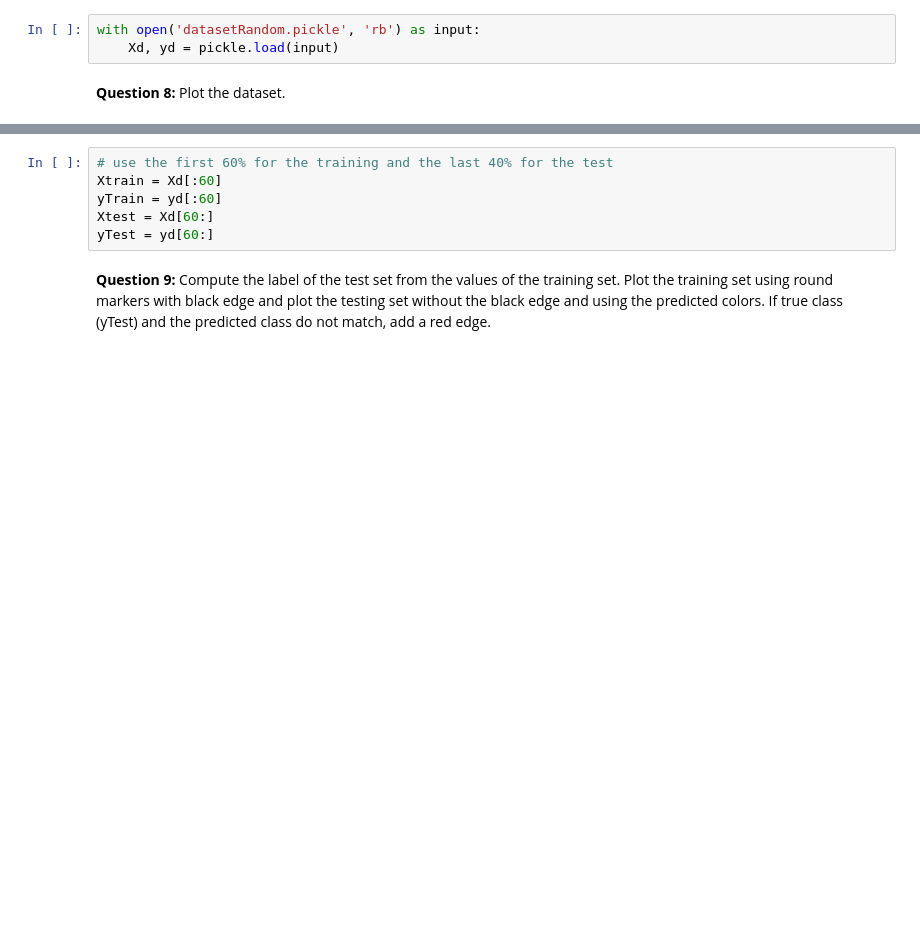
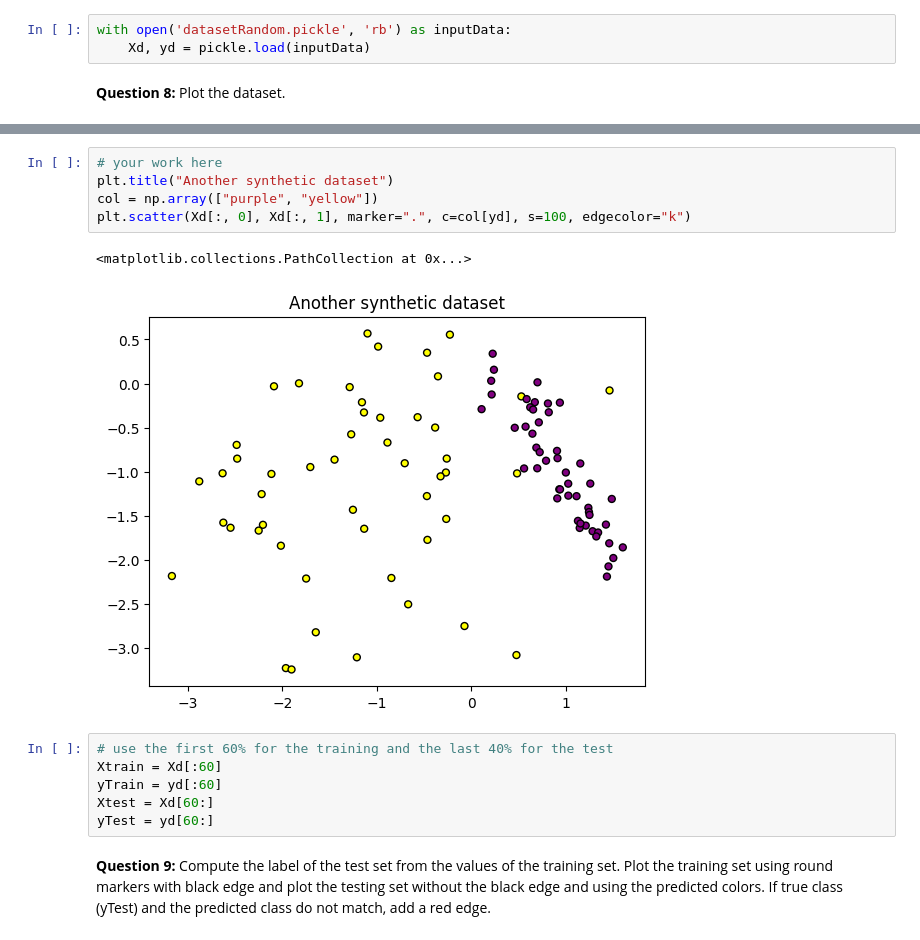
Before and after one commit to MichelKadilar/DonneesNumeriques-SI3-PNS, a Jupyter notebook: TP3/TPknn.ipynb, the cells around one changed output, grey strips where cells are left out. Drawn from its saved outputs; the diff is of its cells as text; blank space fills up the shorter version.

```diff
--- a/TP3/TPknn.ipynb
+++ b/TP3/TPknn.ipynb
@@ -262,7 +271,7 @@ plt.title(thetitle)
 # %% [markdown]
 In this part, you will load another dataset. You first need to download this file: http://www.i3s.unice.fr/~lingrand/si3/datasetRandom.pickle and then run the next cell.
 # %%
-with open('datasetRandom.pickle', 'rb') as input:
-    Xd, yd = pickle.load(input)
+with open('datasetRandom.pickle', 'rb') as inputData:
+    Xd, yd = pickle.load(inputData)
 # %% [markdown]
 **Question 8:** Plot the dataset.
@@ -273,3 +278,11 @@ with open('datasetRandom.pickle', 'rb') as input:
+# %%
+# your work here
+plt.title("Another synthetic dataset")
+col = np.array(["purple", "yellow"])
+plt.scatter(Xd[:, 0], Xd[:, 1], marker=".", c=col[yd], s=100, edgecolor="k")
+# %% [output]
+<matplotlib.collections.PathCollection at 0x...>
+[figure, added]
 # %%
 # use the first 60% for the training and the last 40% for the test
 Xtrain = Xd[:60]
```
Also changed, not shown: parts of 11 cells of this notebook.
